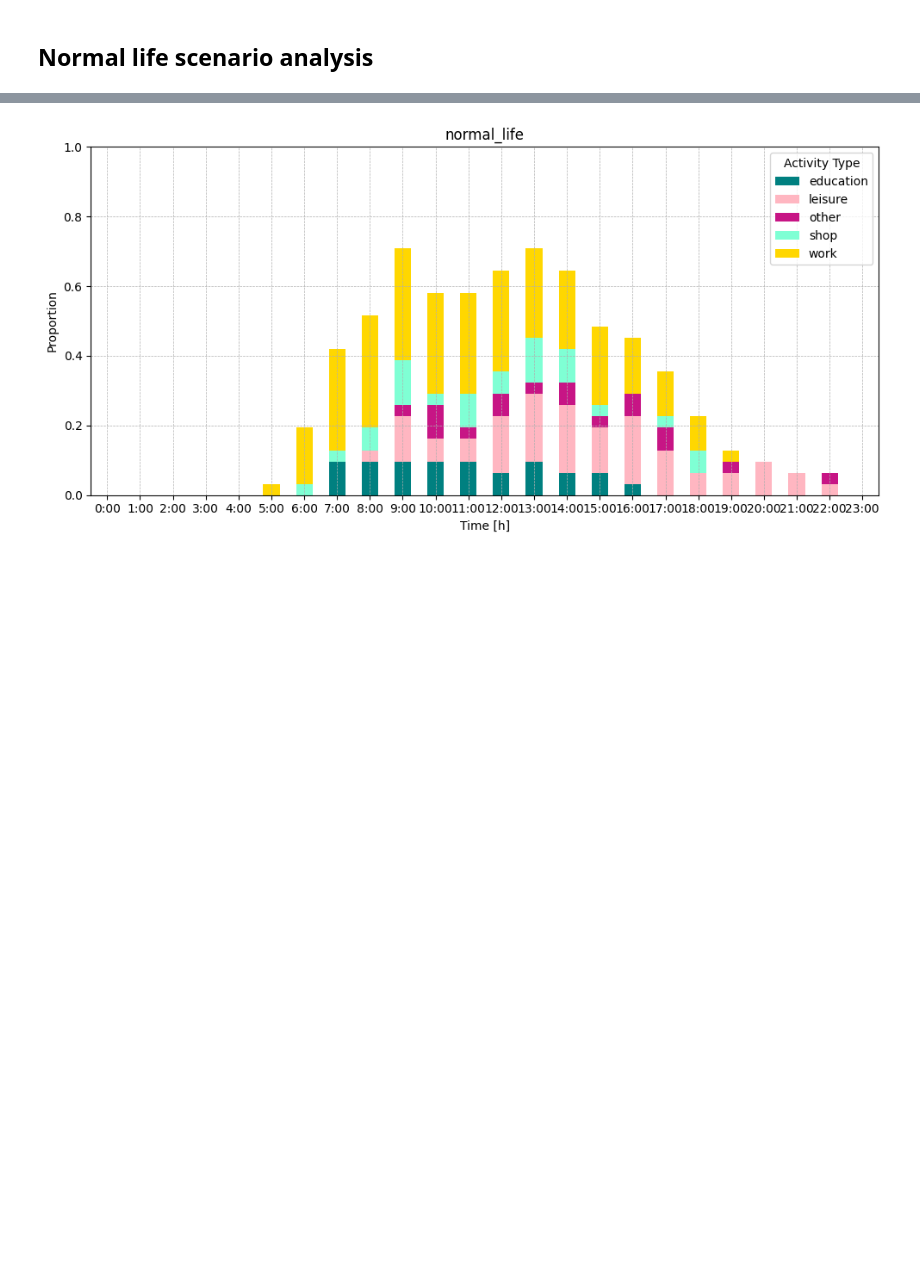
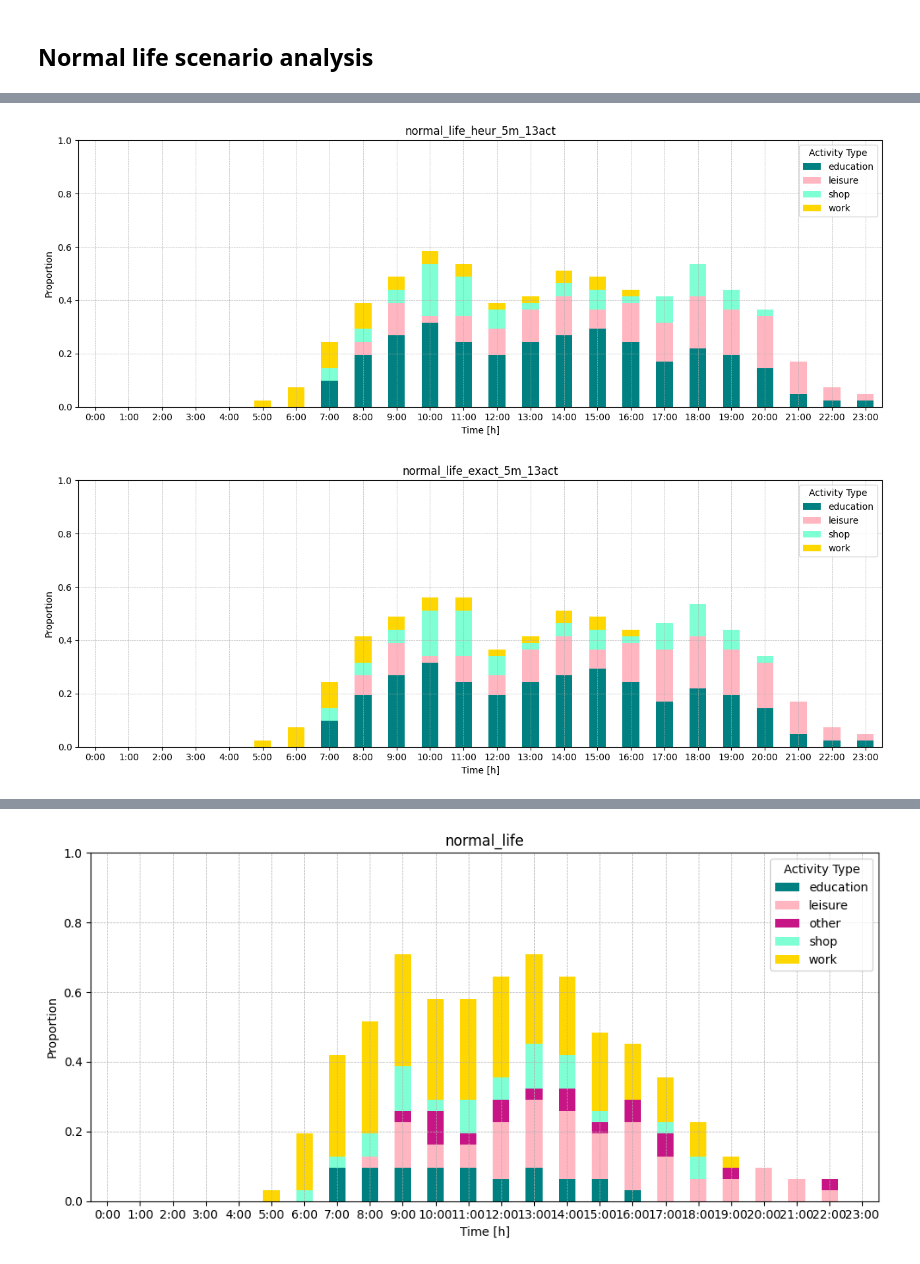
Before and after one commit to phellich/scheduling, a Jupyter notebook: Post-processing.ipynb, the cells around one changed output, grey strips where cells are left out. Drawn from its saved outputs; the diff is of its cells as text; code cells hidden in the pictures; blank space fills up the shorter version.

```diff
--- a/Post-processing.ipynb
+++ b/Post-processing.ipynb
@@ -425,0 +383,8 @@ for index, id in enumerate(set(results_clean['id'])):
+# %%
+TIME_INTERVAL = 5
+scenarios = [f"normal_life_heur_{TIME_INTERVAL}m_13act",
+             f"normal_life_exact_{TIME_INTERVAL}m_13act"]
+compare_scenario(scenarios, print_table = False, plot_schedule=False, n_ind = 0, plot_distribution = True, print_proportions= False, print_durations=False)
+# %% [output]
+[figure, added]
+[figure, added]
```
Also changed, not shown: parts of 5 cells of this notebook, 32 other files.
